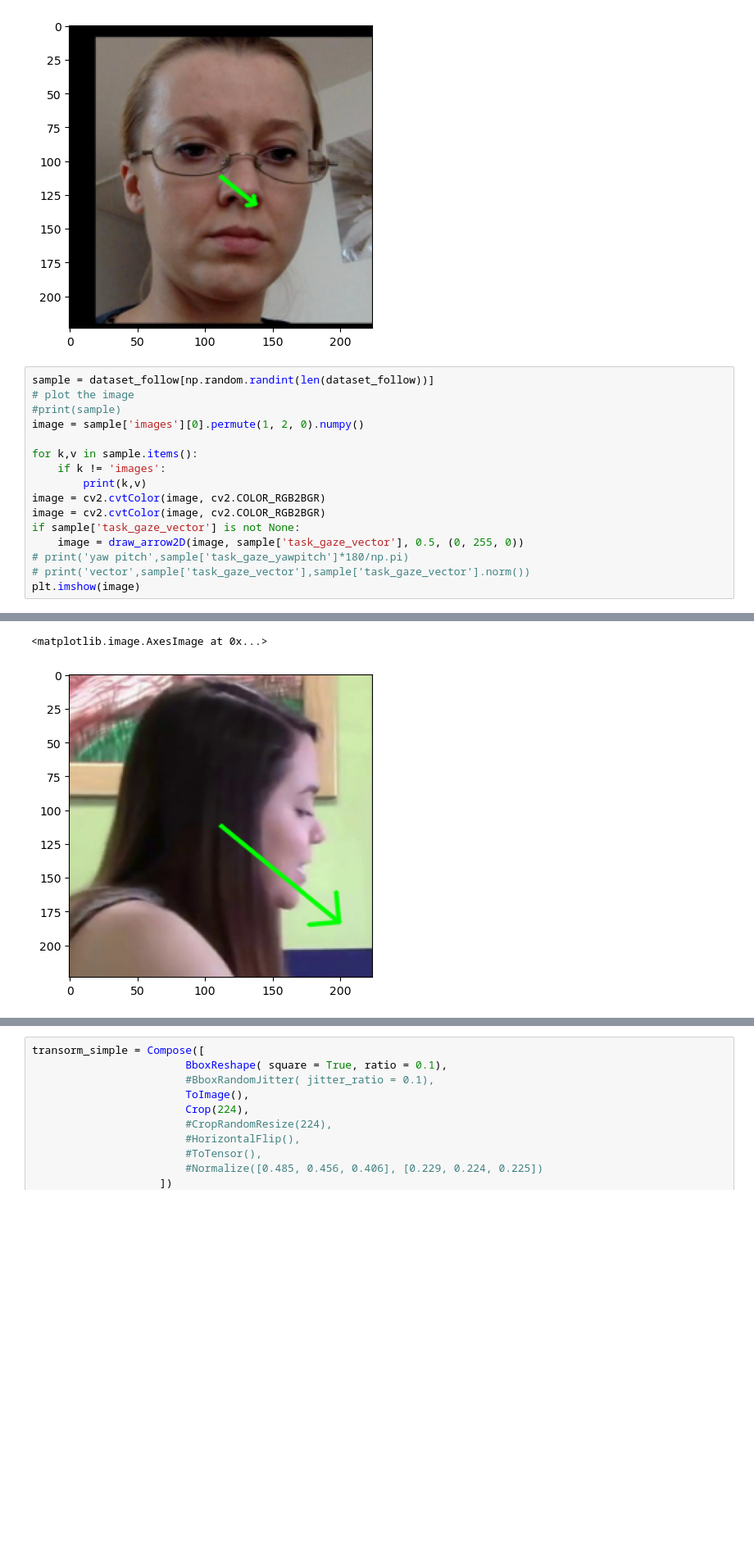
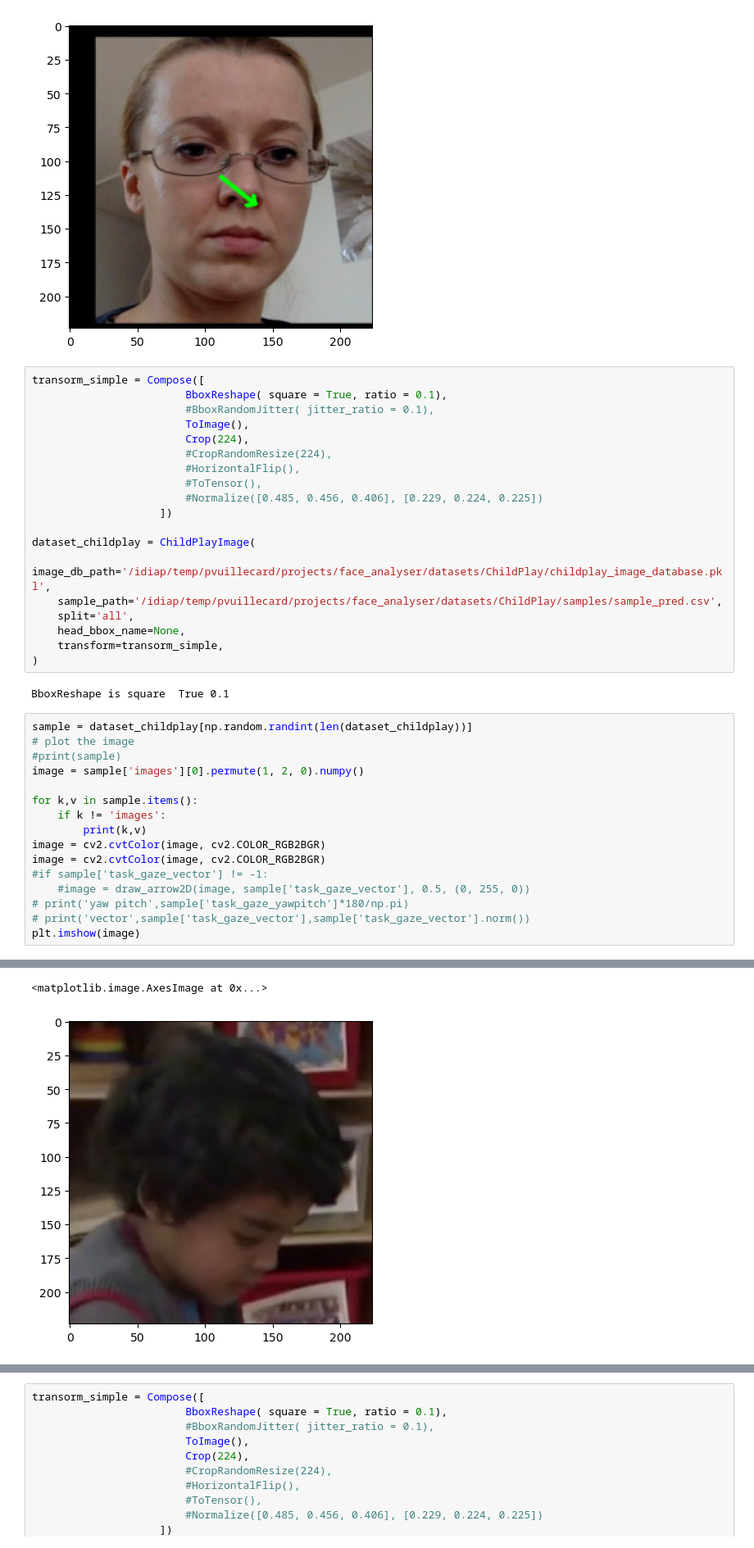
Before and after one commit to Vuillecard/gaze_pretrain, a Jupyter notebook: notebooks/test_dataset.ipynb, the cells around one changed output, grey strips where cells are left out. Shown at 82% size. Drawn from its saved outputs; the diff is of its cells as text; blank space fills up the shorter version.

Commit message:
childplay pred

```diff
--- a/notebooks/test_dataset.ipynb
+++ b/notebooks/test_dataset.ipynb
@@ -461,8 +459,29 @@ plt.imshow(image)
 vector tensor([-0.2233, -0.1761, -0.9587]) tensor(1.)
 <matplotlib.image.AxesImage at 0x...>
 [figure]
+# %%
+transorm_simple = Compose([
+                        BboxReshape( square = True, ratio = 0.1),
+                        #BboxRandomJitter( jitter_ratio = 0.1),
+                        ToImage(),
+                        Crop(224),
+                        #CropRandomResize(224),
+                        #HorizontalFlip(),
+                        #ToTensor(),
+                        #Normalize([0.485, 0.456, 0.406], [0.229, 0.224, 0.225])
+                    ])
+
+dataset_childplay = ChildPlayImage(
+    image_db_path='/idiap/temp/pvuillecard/projects/face_analyser/datasets/ChildPlay/childplay_image_database.pkl',
+    sample_path='/idiap/temp/pvuillecard/projects/face_analyser/datasets/ChildPlay/samples/sample_pred.csv',
+    split='all',
+    head_bbox_name=None,
+    transform=transorm_simple,
+)
+# %% [output]
+BboxReshape is square  True 0.1
 # %%
-sample = dataset_follow[np.random.randint(len(dataset_follow))]
+sample = dataset_childplay[np.random.randint(len(dataset_childplay))]
 # plot the image
 #print(sample)
 image = sample['images'][0].permute(1, 2, 0).numpy()
@@ -472,8 +491,8 @@ for k,v in sample.items():
         print(k,v)
 image = cv2.cvtColor(image, cv2.COLOR_RGB2BGR)
 image = cv2.cvtColor(image, cv2.COLOR_RGB2BGR)
-if sample['task_gaze_vector'] is not None:
-    image = draw_arrow2D(image, sample['task_gaze_vector'], 0.5, (0, 255, 0))
+#if sample['task_gaze_vector'] != -1:
+    #image = draw_arrow2D(image, sample['task_gaze_vector'], 0.5, (0, 255, 0))
 # print('yaw pitch',sample['task_gaze_yawpitch']*180/np.pi)
 # print('vector',sample['task_gaze_vector'],sample['task_gaze_vector'].norm())
 plt.imshow(image)
@@ -489,4 +508,4 @@ task_gaze_vector tensor([-0.7726, -0.6349])
 <matplotlib.image.AxesImage at 0x...>
-[figure, old version]
+[figure, new version]
 # %%
 transorm_simple = Compose([
```
Also changed, not shown: parts of 4 cells of this notebook, 4 other files.
